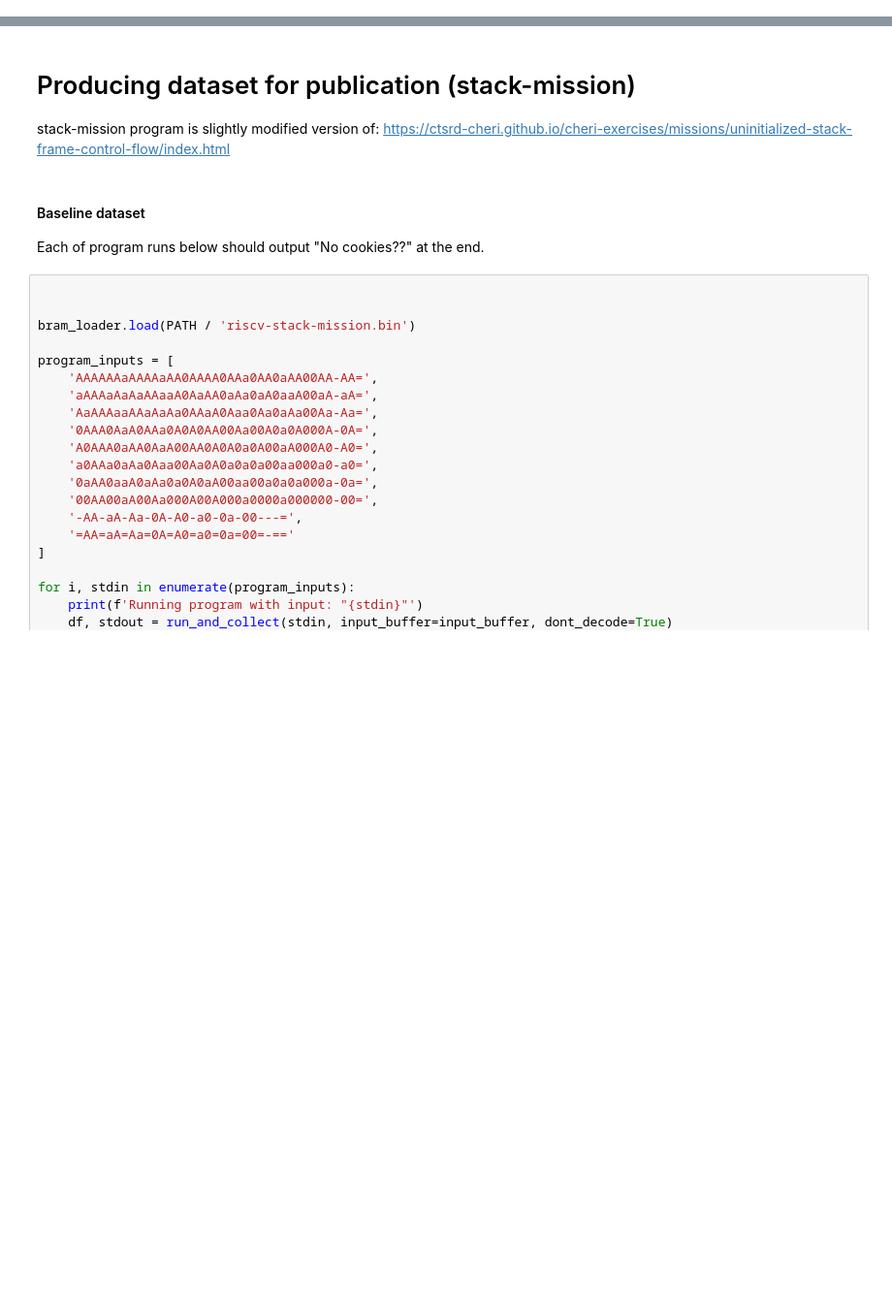
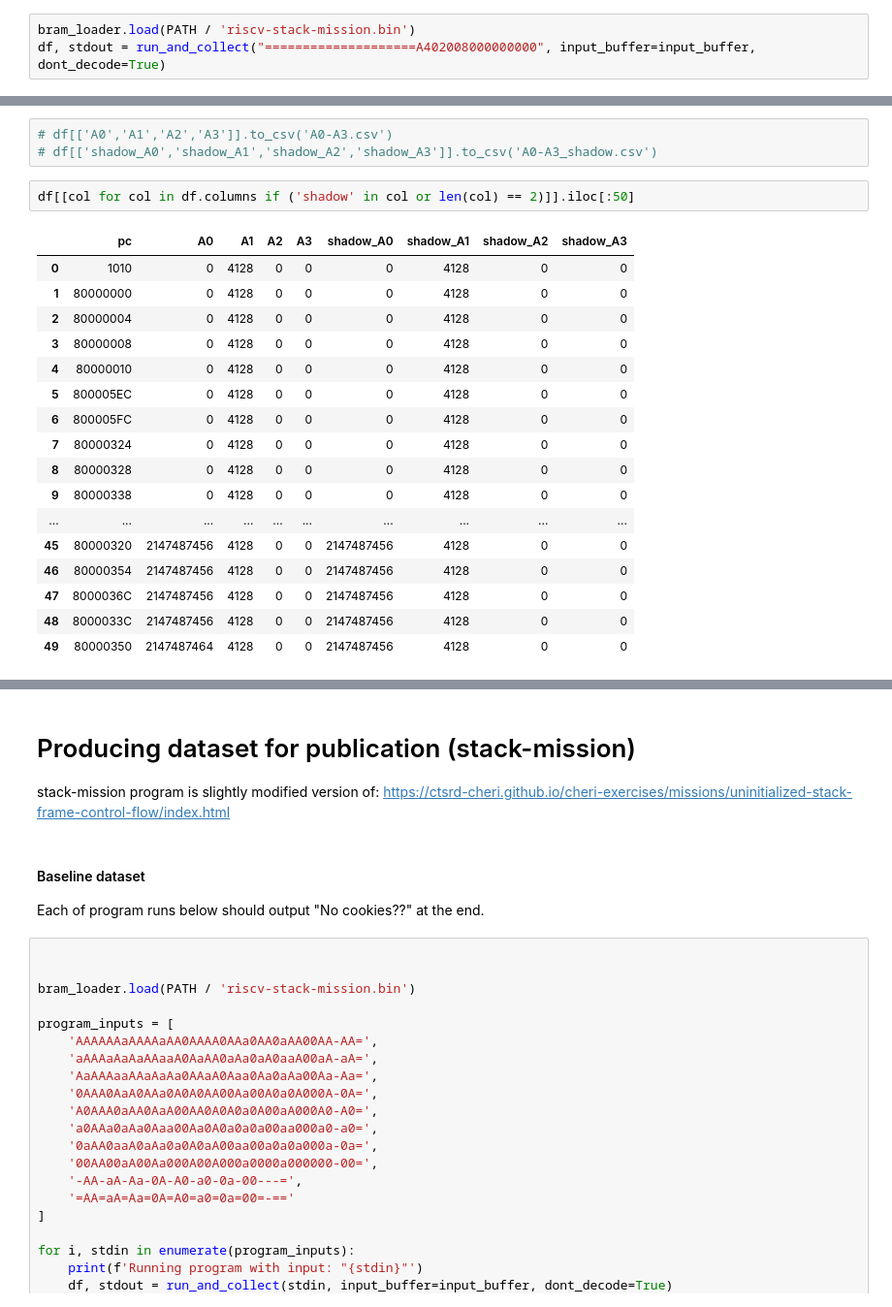
Before and after one commit to michalmonday/xohw23-121, a Jupyter notebook: jupyter_notebooks/pynq_wrapper.ipynb, the cells around one changed output, grey strips where cells are left out. Shown at 97% size. Saved outputs shown, nothing was run; the diff lists cells and outputs as text; blank space fills up the shorter version.

```diff
--- a/jupyter_notebooks/pynq_wrapper.ipynb
+++ b/jupyter_notebooks/pynq_wrapper.ipynb
@@ -373,0 +598,3 @@ print(mem)
+# %%
+bram_loader.load(PATH / 'riscv-stack-mission.bin')
+df, stdout = run_and_collect("====================A402008000000000", input_buffer=input_buffer, dont_decode=True)
@@ -373,0 +611,23 @@ print(mem)
+# %%
+# df[['A0','A1','A2','A3']].to_csv('A0-A3.csv')
+# df[['shadow_A0','shadow_A1','shadow_A2','shadow_A3']].to_csv('A0-A3_shadow.csv')
+# %%
+df[[col for col in df.columns if ('shadow' in col or len(col) == 2)]].iloc[:50]
+# %% [output]
+|  | pc | A0 | A1 | A2 | A3 | shadow_A0 | shadow_A1 | shadow_A2 | shadow_A3 |
+| 0 | 1010 | 0 | 4128 | 0 | 0 | 0 | 4128 | 0 | 0 |
+| 1 | 80000000 | 0 | 4128 | 0 | 0 | 0 | 4128 | 0 | 0 |
+| 2 | 80000004 | 0 | 4128 | 0 | 0 | 0 | 4128 | 0 | 0 |
+| 3 | 80000008 | 0 | 4128 | 0 | 0 | 0 | 4128 | 0 | 0 |
+| 4 | 80000010 | 0 | 4128 | 0 | 0 | 0 | 4128 | 0 | 0 |
+| 5 | 800005EC | 0 | 4128 | 0 | 0 | 0 | 4128 | 0 | 0 |
+| 6 | 800005FC | 0 | 4128 | 0 | 0 | 0 | 4128 | 0 | 0 |
+| 7 | 80000324 | 0 | 4128 | 0 | 0 | 0 | 4128 | 0 | 0 |
+| 8 | 80000328 | 0 | 4128 | 0 | 0 | 0 | 4128 | 0 | 0 |
+| 9 | 80000338 | 0 | 4128 | 0 | 0 | 0 | 4128 | 0 | 0 |
+| ... | ... | ... | ... | ... | ... | ... | ... | ... | ... |
+| 45 | 80000320 | 2147487456 | 4128 | 0 | 0 | 2147487456 | 4128 | 0 | 0 |
+| 46 | 80000354 | 2147487456 | 4128 | 0 | 0 | 2147487456 | 4128 | 0 | 0 |
+| 47 | 8000036C | 2147487456 | 4128 | 0 | 0 | 2147487456 | 4128 | 0 | 0 |
+| 48 | 8000033C | 2147487456 | 4128 | 0 | 0 | 2147487456 | 4128 | 0 | 0 |
+| 49 | 80000350 | 2147487464 | 4128 | 0 | 0 | 2147487456 | 4128 | 0 | 0 |
```
Also changed, not shown: parts of 33 cells of this notebook, 1 other file.
